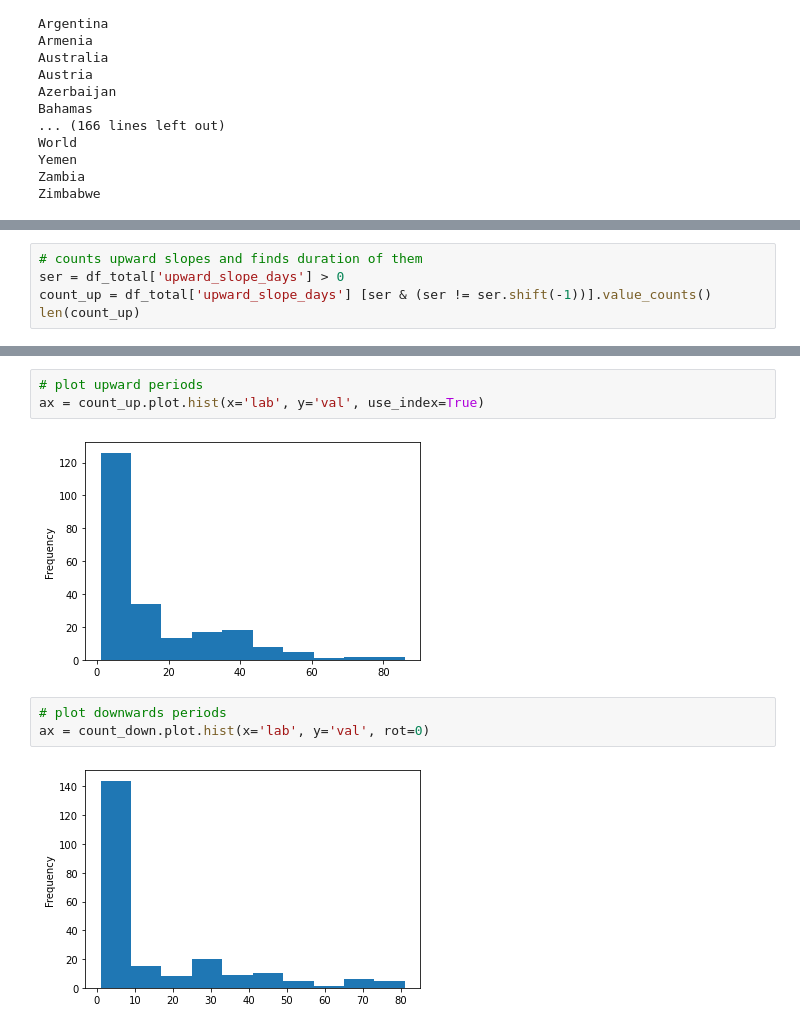
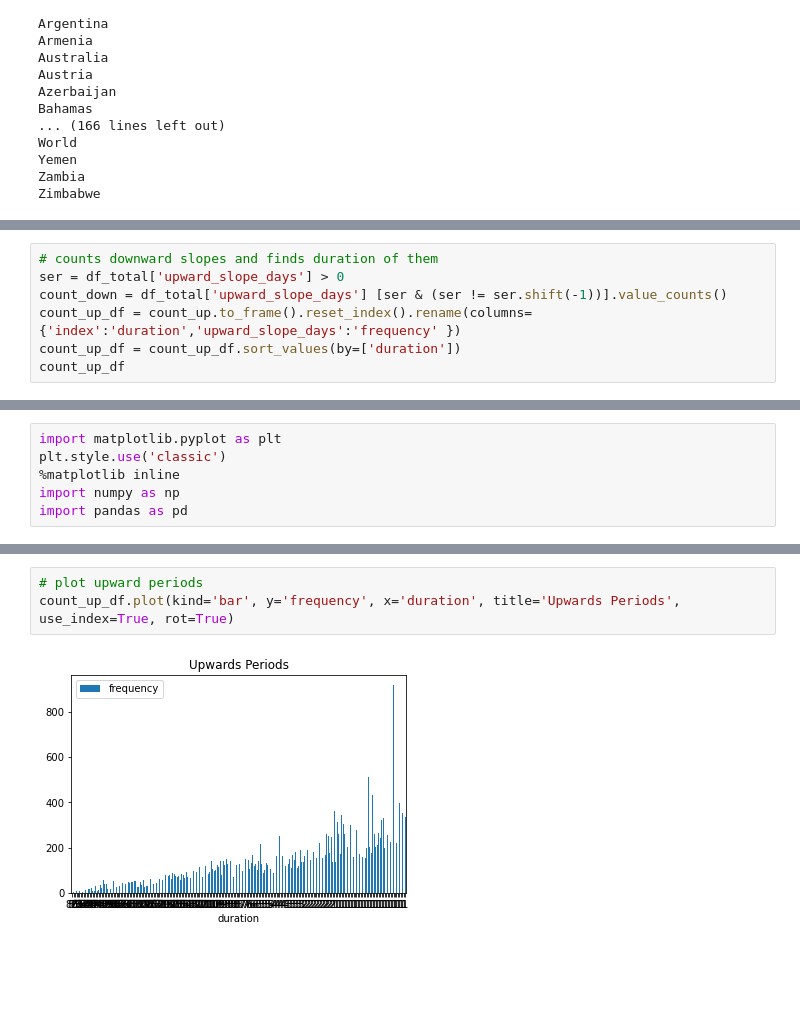
Before and after one commit to bendiknordeng/Epidemiologic-Strategies, a Jupyter notebook: waves_estimation.ipynb, the cells around one changed output, grey strips where cells are left out. Drawn from its saved outputs; the diff is of its cells as text; blank space fills up the shorter version.

```diff
--- a/waves_estimation.ipynb
+++ b/waves_estimation.ipynb
@@ -87,6 +115,8 @@ count_down.sort_values
 # %%
-# counts upward slopes and finds duration of them
+# counts downward slopes and finds duration of them
 ser = df_total['upward_slope_days'] > 0
-count_up = df_total['upward_slope_days'] [ser & (ser != ser.shift(-1))].value_counts()
-len(count_up)
+count_down = df_total['upward_slope_days'] [ser & (ser != ser.shift(-1))].value_counts()
+count_up_df = count_up.to_frame().reset_index().rename(columns={'index':'duration','upward_slope_days':'frequency' })
+count_up_df = count_up_df.sort_values(by=['duration'])
+count_up_df
 # %% [output]
@@ -106,0 +136,6 @@ Name: downward_slope_days, Length: 223, dtype: int64>
+# %%
+import matplotlib.pyplot as plt
+plt.style.use('classic')
+%matplotlib inline
+import numpy as np
+import pandas as pd
@@ -107,10 +147,5 @@ Name: downward_slope_days, Length: 223, dtype: int64>
 # %%
 # plot upward periods
-ax = count_up.plot.hist(x='lab', y='val', use_index=True)
+count_up_df.plot(kind='bar', y='frequency', x='duration', title='Upwards Periods', use_index=True, rot=True)
 # %% [output]
-[figure, old version]
+[figure, new version]
-# %%
-# plot downwards periods
-ax = count_down.plot.hist(x='lab', y='val', rot=0)
-# %% [output]
-[figure, removed]
```
Also changed, not shown: parts of 8 cells of this notebook, 1 other file.
